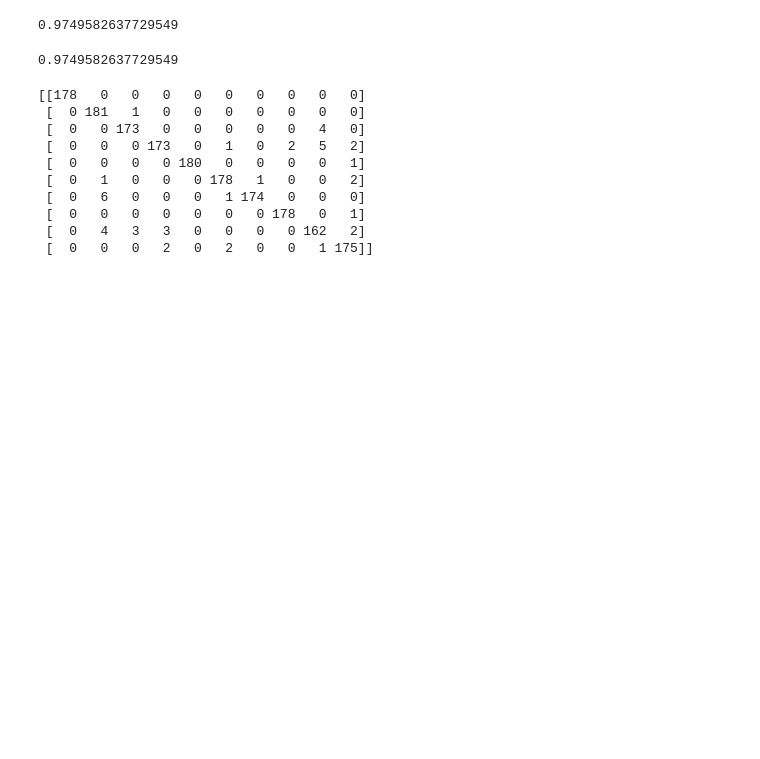
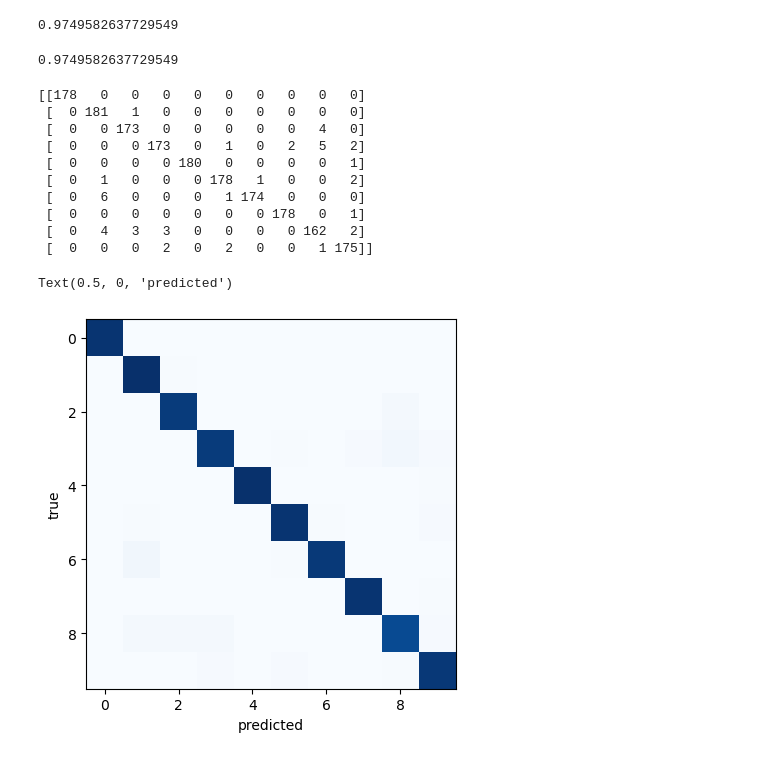
Before and after one commit to ebianchi803/astrostatistics_bicocca_2026, a Jupyter notebook: working/L13.ipynb, the cells around one changed output. Cells and saved outputs as stored; diff of their text form; code cells hidden in the pictures; blank space fills up the shorter version.

```diff
--- a/working/L13.ipynb
+++ b/working/L13.ipynb
@@ -78,3 +78,10 @@ print(confusion_matrix(digits.target, log.predict(X_transformed)))
  [  0   0   0   0   0   0   0 178   0   1]
  [  0   4   3   3   0   0   0   0 162   2]
  [  0   0   0   2   0   2   0   0   1 175]]
+# %%
+plt.imshow(confusion_matrix(digits.target, log.predict(X_transformed)), cmap='Blues', interpolation='nearest')
+plt.ylabel('true')
+plt.xlabel('predicted')
+# %% [output]
+Text(0.5, 0, 'predicted')
+[figure, added]
```
Also changed, not shown: parts of 2 cells of this notebook.
